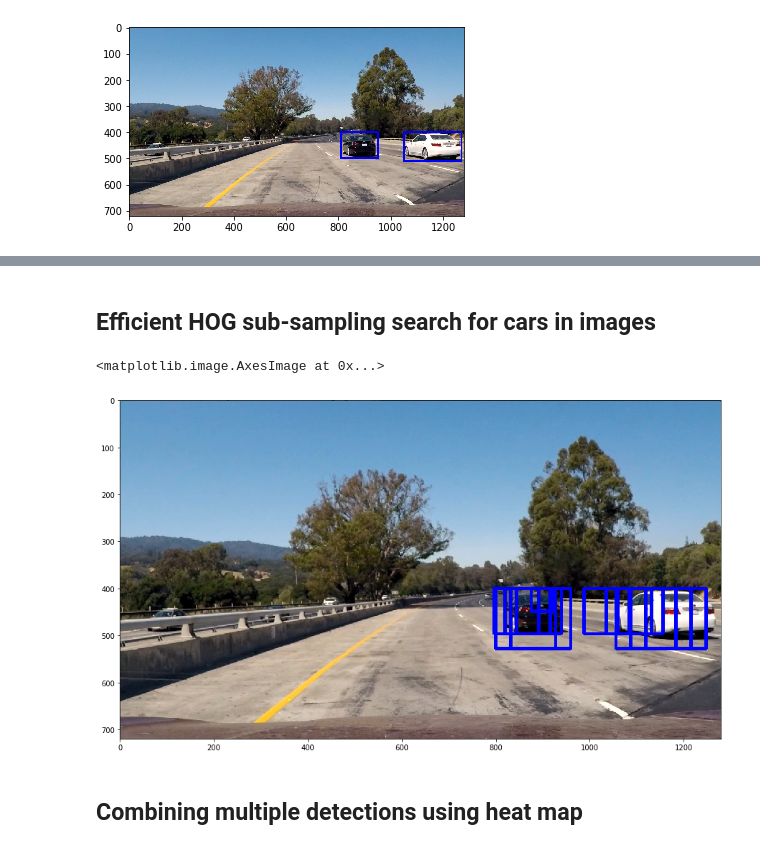
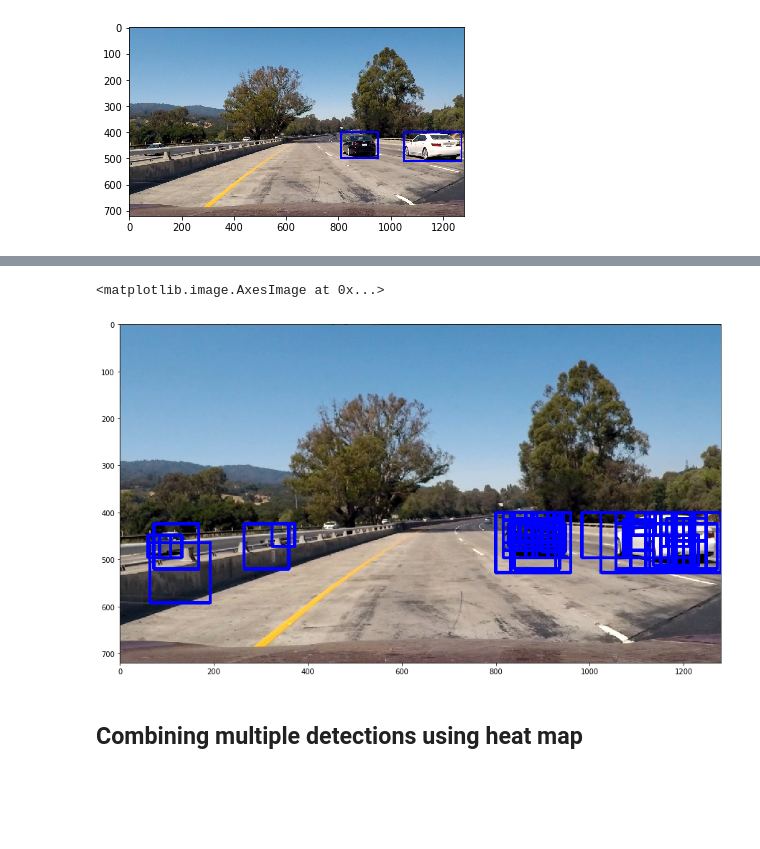
Before and after one commit to AndyKnight09/CarND-Vehicle-Detection, a Jupyter notebook: project.ipynb, the cells around one changed output, grey strips where cells are left out. Cells and saved outputs as stored; diff of their text form; code cells hidden in the pictures; blank space fills up the shorter version.

```diff
--- a/project.ipynb
+++ b/project.ipynb
@@ -266,10 +266,10 @@ def extract_features(imgs, color_space='RGB', spatial_size=(32, 32),
     return features
 
 # Feature extraction parameters
-color_space = 'LUV' # Can be RGB, HSV, LUV, HLS, YUV, YCrCb
-orient = 9  # HOG orientations
+color_space = 'YCrCb' # Can be RGB, HSV, LUV, HLS, YUV, YCrCb
+orient = 8  # HOG orientations
 pix_per_cell = 8 # HOG pixels per cell
-cell_per_block = 2 # HOG cells per block
+cell_per_block = 1 # HOG cells per block
 hog_channel = "ALL" # Can be 0, 1, 2, or "ALL"
 spatial_size = (16, 16) # Spatial binning dimensions
 hist_bins = 32    # Number of histogram bins
@@ -559,8 +390,6 @@ plt.imshow(window_img)
-# %% [markdown]
-## Efficient HOG sub-sampling search for cars in images
 # %%
 # Define a single function that can extract features using hog sub-sampling and make predictions
-def find_cars(img, ystart, ystop, xstart, xstop, scale, svc, feature_scaler, orient, pix_per_cell, cells_per_step, cell_per_block, spatial_size, hist_bins):
+def find_cars(img, ystart, ystop, xstart, xstop, scale, svc, feature_scaler, orient, pix_per_cell, cells_per_step, cell_per_block, spatial_size, hist_bins, show_all=False):
 
     img = img.astype(np.float32)/255
 
@@ -616,7 +445,7 @@ def find_cars(img, ystart, ystop, xstart, xstop, scale, svc, feature_scaler, ori
             test_features = feature_scaler.transform(np.hstack((spatial_features, hist_features, hog_features)).reshape(1, -1))
             test_prediction = svc.predict(test_features)
 
-            if test_prediction == 1:
+            if test_prediction == 1 or show_all == True:
                 xbox_left = np.int(xleft*scale)
                 ytop_draw = np.int(ytop*scale)
                 win_draw = np.int(window*scale)
@@ -626,59 +455,59 @@ def find_cars(img, ystart, ystop, xstart, xstop, scale, svc, feature_scaler, ori
 
     return boxes
 
-def find_cars_all_sizes(image):
+def find_cars_all_sizes(image, show_all=False):
 
     cells_per_step = 2 # 75% overlap
     box_list = []
 
     ystart = 400
-    ystop = 450
-    xstart = 300
-    xstop = image.shape[1] - 300
+    ystop = 500
+    xstart = 0
+    xstop = image.shape[1] - 0
     scale = 0.75
-    boxes = find_cars(image, ystart, ystop, xstart, xstop, scale, svc, feature_scaler, orient, pix_per_cell, cells_per_step, cell_per_block, spatial_size, hist_bins)
-    for box in boxes:
-        box_list.append(box)
-
-    ystart = 400
-    ystop = 475
-    xstart = 200
-    xstop = image.shape[1] - 200
-    scale = 1.0
-    boxes = find_cars(image, ystart, ystop, xstart, xstop, scale, svc, feature_scaler, orient, pix_per_cell, cells_per_step, cell_per_block, spatial_size, hist_bins)
-    for box in boxes:
-        box_list.append(box)
-
-    ystart = 400
-    ystop = 500
-    xstart = 100
-    xstop = image.shape[1] - 100
-    scale = 1.5
-    boxes = find_cars(image, ystart, ystop, xstart, xstop, scale, svc, feature_scaler, orient, pix_per_cell, cells_per_step, cell_per_block, spatial_size, hist_bins)
+    boxes = find_cars(image, ystart, ystop, xstart, xstop, scale, svc, feature_scaler, orient, pix_per_cell, cells_per_step, cell_per_block, spatial_size, hist_bins, show_all=show_all)
     for box in boxes:
         box_list.append(box)
 
     ystart = 400
     ystop = 550
     xstart = 0
     xstop = image.shape[1] - 0
+    scale = 1.0
+    boxes = find_cars(image, ystart, ystop, xstart, xstop, scale, svc, feature_scaler, orient, pix_per_cell, cells_per_step, cell_per_block, spatial_size, hist_bins, show_all=show_all)
+    for box in boxes:
+        box_list.append(box)
+
+    ystart = 400
+    ystop = 600
+    xstart = 0
+    xstop = image.shape[1] - 0
+    scale = 1.5
+    boxes = find_cars(image, ystart, ystop, xstart, xstop, scale, svc, feature_scaler, orient, pix_per_cell, cells_per_step, cell_per_block, spatial_size, hist_bins, show_all=show_all)
+    for box in boxes:
+        box_list.append(box)
+
+    ystart = 400
+    ystop = 650
+    xstart = 0
+    xstop = image.shape[1] - 0
     scale = 2.0
-    boxes = find_cars(image, ystart, ystop, xstart, xstop, scale, svc, feature_scaler, orient, pix_per_cell, cells_per_step, cell_per_block, spatial_size, hist_bins)
+    boxes = find_cars(image, ystart, ystop, xstart, xstop, scale, svc, feature_scaler, orient, pix_per_cell, cells_per_step, cell_per_block, spatial_size, hist_bins, show_all=show_all)
     for box in boxes:
         box_list.append(box)
 
     return box_list
 
 image = mpimg.imread('test_images/test1.jpg')
 
-box_list = find_cars_all_sizes(image)
+box_list = find_cars_all_sizes(image, show_all=False)
 
 result = draw_boxes(image, box_list)
 plt.figure(figsize=(15,15))
 plt.imshow(result)
 # %% [output]
 <matplotlib.image.AxesImage at 0x...>
-[figure, old version]
+[figure, new version]
 # %% [markdown]
 ## Combining multiple detections using heat map
 # %%
```
Also changed, not shown: parts of 13 cells of this notebook, 2 other files.
